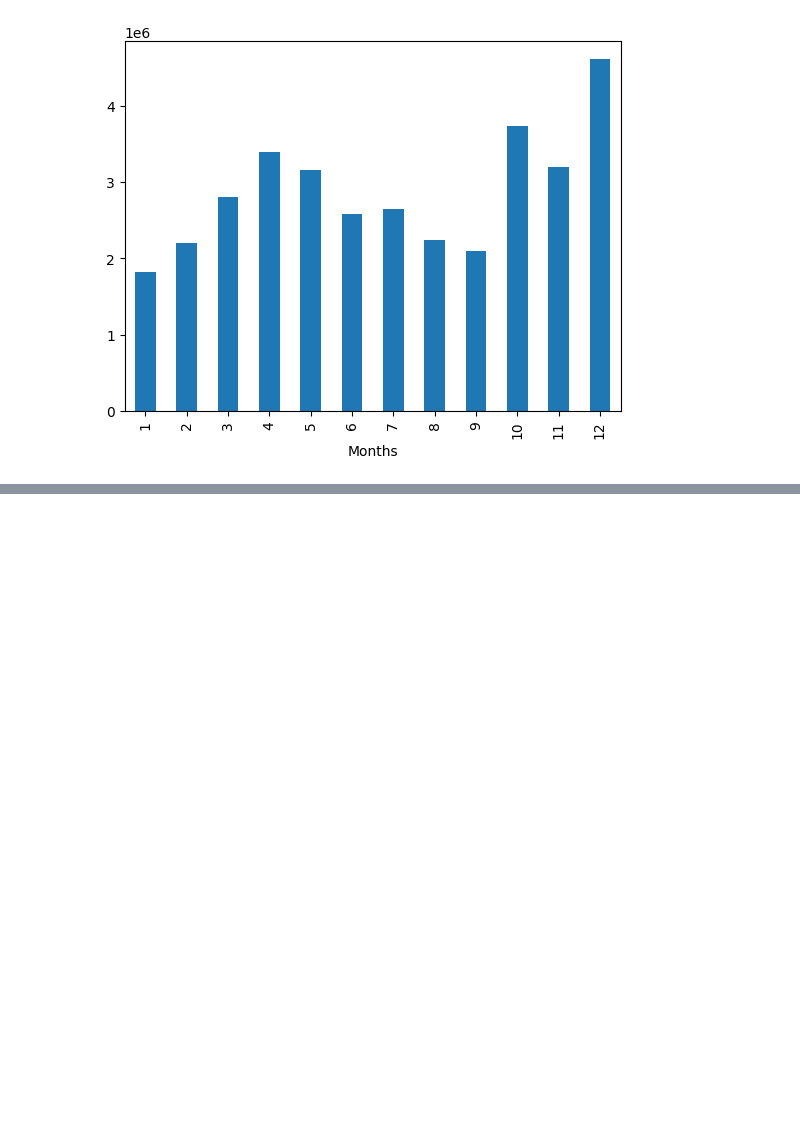
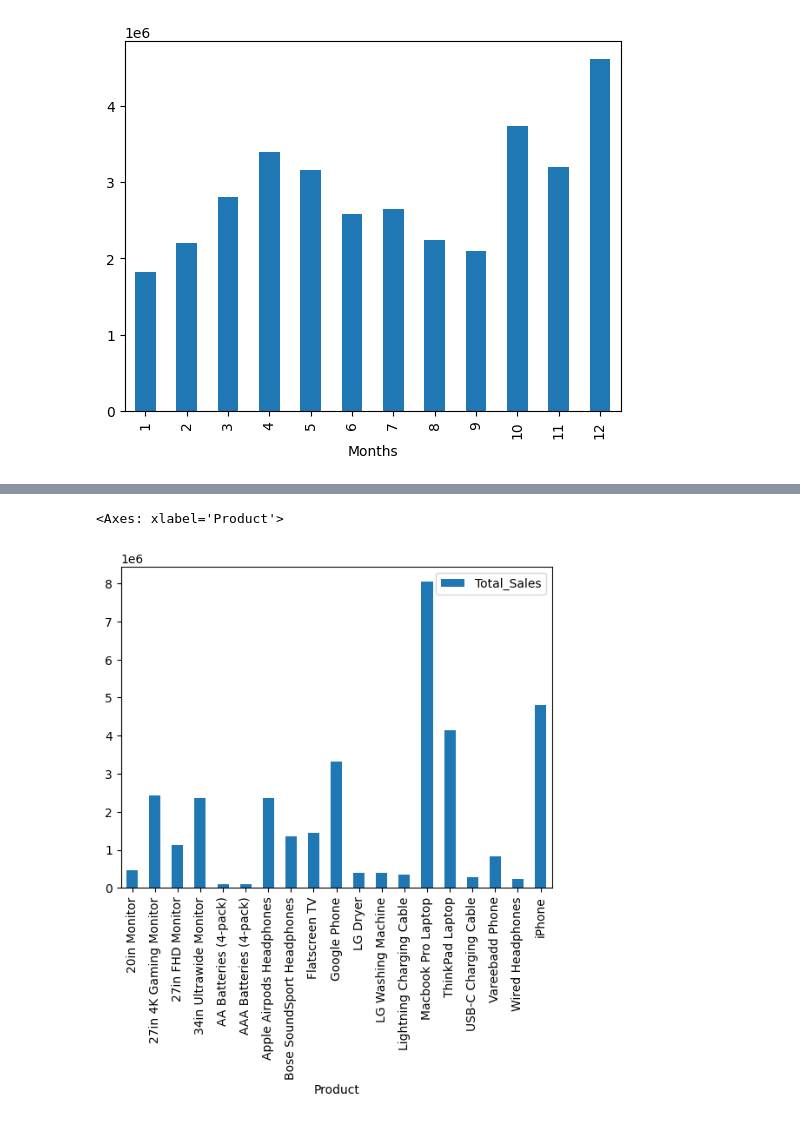
Before and after one commit to Nishantthakurrr/Sales-Data-Analysis, a Jupyter notebook: Sales_Data_Analysis.ipynb, the cells around one changed output, grey strips where cells are left out. Cells and saved outputs as stored; diff of their text form; code cells hidden in the pictures; blank space fills up the shorter version.

```diff
--- a/Sales_Data_Analysis.ipynb
+++ b/Sales_Data_Analysis.ipynb
@@ -304,0 +362,7 @@ Sales_data.groupby(["Months"])["Total_Sales"].sum(), Sales_data.groupby(["Months
+# %%
+# Product with the most amount of sale
+
+Sales_data.pivot_table(index="Product", values="Total_Sales", aggfunc="sum").plot(kind="bar")
+# %% [output]
+<Axes: xlabel='Product'>
+[figure, added]
```
Also changed, not shown: parts of 9 cells of this notebook.
